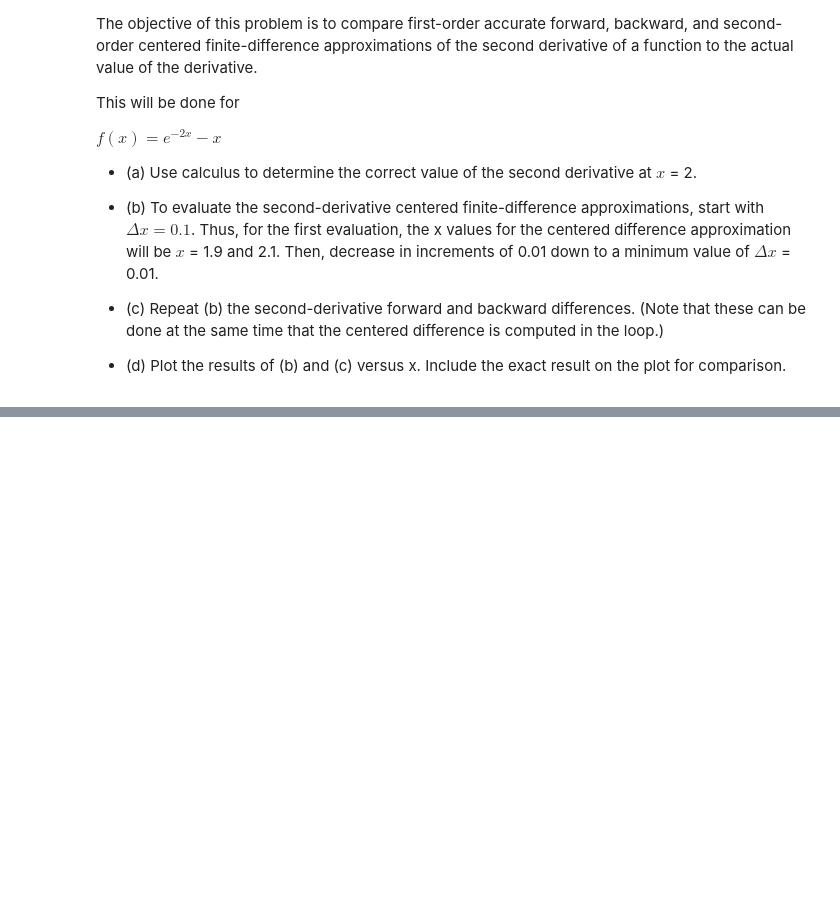
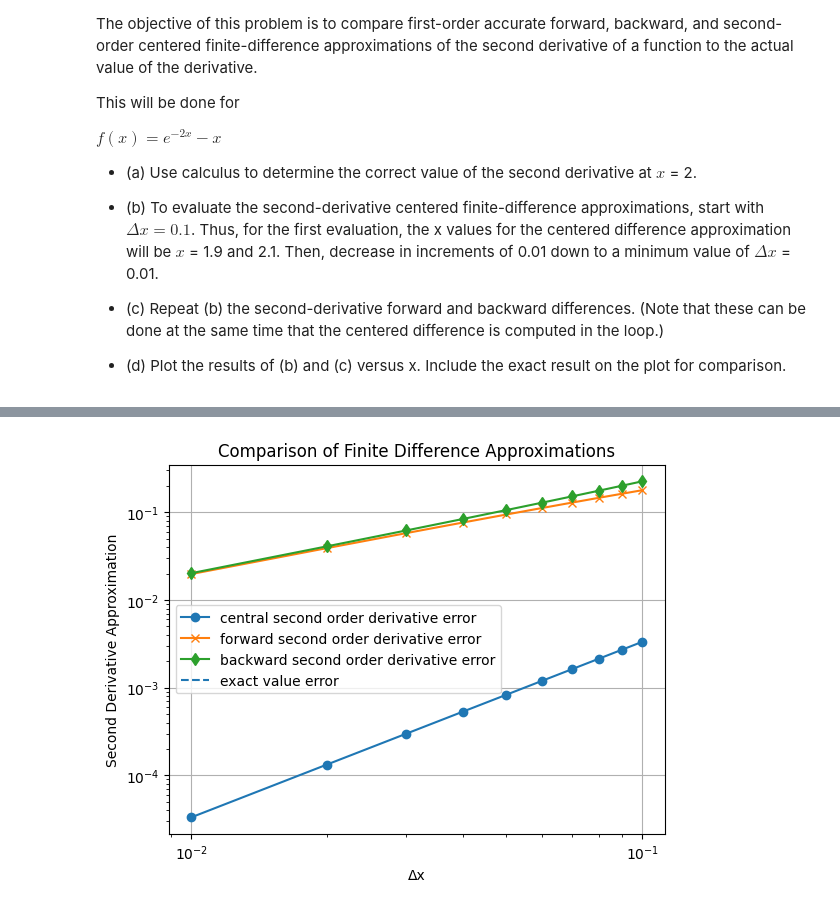
Before and after one commit to Donghoon-Y/inha, a Jupyter notebook: summer study/Assignment_06_Integration_Differentiation.ipynb, the cells around one changed output, grey strips where cells are left out. Saved outputs shown, nothing was run; the diff lists cells and outputs as text; code cells hidden in the pictures; blank space fills up the shorter version.

```diff
--- a/summer study/Assignment_06_Integration_Differentiation.ipynb
+++ b/summer study/Assignment_06_Integration_Differentiation.ipynb
@@ -123,4 +294,20 @@ raise NotImplementedError()
 # %%
 # Write your answer (d)
 # YOUR CODE HERE
-raise NotImplementedError()
+from matplotlib import pyplot as plt
+
+plt.loglog(dx_value, abs(ans_b-ans_a)/ans_a, label = 'central second order derivative error', marker = 'o')
+plt.loglog(dx_value, abs(ans_c_forward-ans_a)/ans_a, label = 'forward second order derivative error', marker = 'x')
+plt.loglog(dx_value, abs(ans_c_backward-ans_a)/ans_a, label = 'backward second order derivative error', marker = 'd')
+plt.axhline(y=ans_a-ans_a, label = 'exact value error', linestyle ='--')
+
+plt.xlabel('Δx')
+plt.ylabel('Second Derivative Approximation')
+plt.title('Comparison of Finite Difference Approximations')
+plt.legend()
+plt.grid(True)
+plt.show()
+
+#forward와 backward는 1차 정확도로 2차 정확도인 central보다 오차가 더 큼을 볼 수 있고, 오차는 Δx의 크기에 결정되는 데 Δx가 작아질 수록 오차가 줄어듦을 볼 수 있다.|
+# %% [output]
+[figure, added]
```
Also changed, not shown: parts of 7 cells of this notebook.
